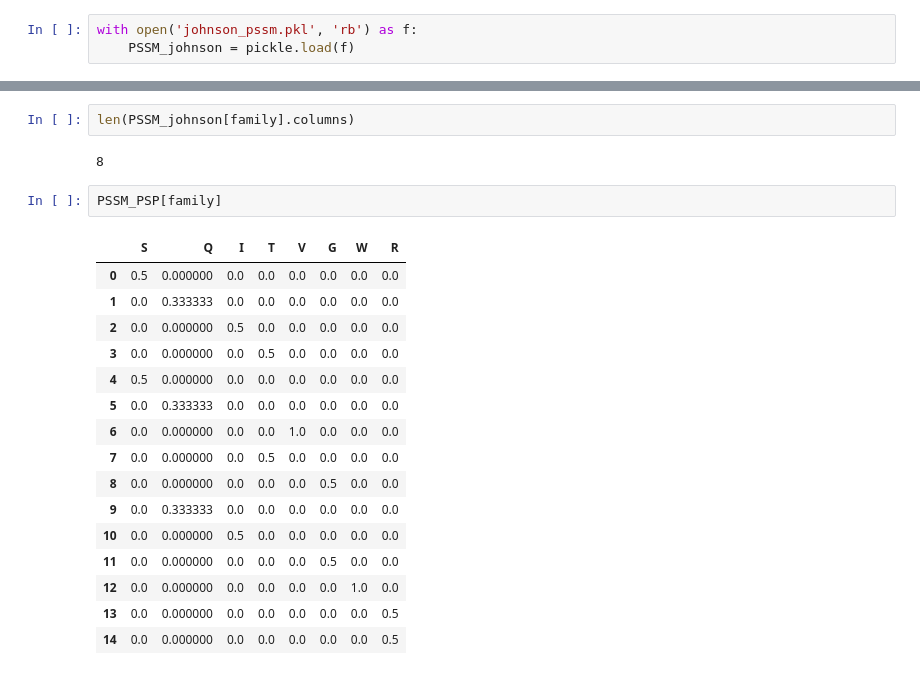
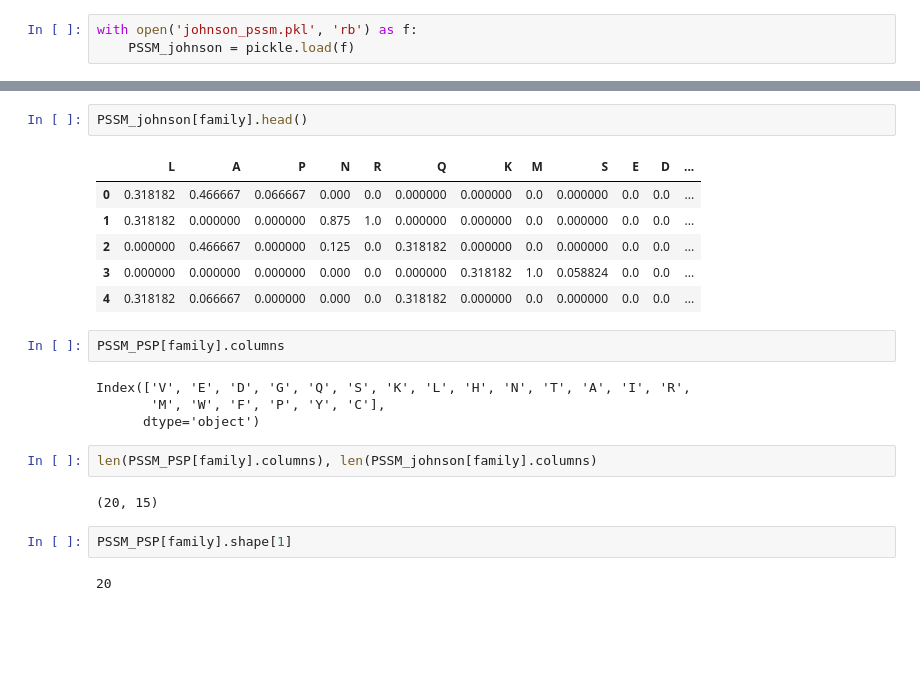
Before and after one commit to sadiatulmarzan/kinases_phosposite, a Jupyter notebook: python code/compare.ipynb, the cells around one changed output, grey strips where cells are left out. Cells and saved outputs as stored; diff of their text form; blank space fills up the shorter version.

```diff
--- a/python code/compare.ipynb
+++ b/python code/compare.ipynb
@@ -53,24 +73,24 @@ len(PSSM_PSP[family].columns)
+# %%
+PSSM_johnson[family].head()
+# %% [output]
+|  | L | A | P | N | R | Q | K | M | S | E | D | ... |
+| 0 | 0.318182 | 0.466667 | 0.066667 | 0.000 | 0.0 | 0.000000 | 0.000000 | 0.0 | 0.000000 | 0.0 | 0.0 | ... |
+| 1 | 0.318182 | 0.000000 | 0.000000 | 0.875 | 1.0 | 0.000000 | 0.000000 | 0.0 | 0.000000 | 0.0 | 0.0 | ... |
+| 2 | 0.000000 | 0.466667 | 0.000000 | 0.125 | 0.0 | 0.318182 | 0.000000 | 0.0 | 0.000000 | 0.0 | 0.0 | ... |
+| 3 | 0.000000 | 0.000000 | 0.000000 | 0.000 | 0.0 | 0.000000 | 0.318182 | 1.0 | 0.058824 | 0.0 | 0.0 | ... |
+| 4 | 0.318182 | 0.066667 | 0.000000 | 0.000 | 0.0 | 0.318182 | 0.000000 | 0.0 | 0.000000 | 0.0 | 0.0 | ... |
+# %%
+PSSM_PSP[family].columns
+# %% [output]
+Index(['V', 'E', 'D', 'G', 'Q', 'S', 'K', 'L', 'H', 'N', 'T', 'A', 'I', 'R',
+       'M', 'W', 'F', 'P', 'Y', 'C'],
+      dtype='object')
 # %%
-len(PSSM_johnson[family].columns)
+len(PSSM_PSP[family].columns), len(PSSM_johnson[family].columns)
 # %% [output]
-8
+(20, 15)
 # %%
-PSSM_PSP[family]
+PSSM_PSP[family].shape[1]
 # %% [output]
-|  | S | Q | I | T | V | G | W | R |
-| 0 | 0.5 | 0.000000 | 0.0 | 0.0 | 0.0 | 0.0 | 0.0 | 0.0 |
-| 1 | 0.0 | 0.333333 | 0.0 | 0.0 | 0.0 | 0.0 | 0.0 | 0.0 |
-| 2 | 0.0 | 0.000000 | 0.5 | 0.0 | 0.0 | 0.0 | 0.0 | 0.0 |
-| 3 | 0.0 | 0.000000 | 0.0 | 0.5 | 0.0 | 0.0 | 0.0 | 0.0 |
-| 4 | 0.5 | 0.000000 | 0.0 | 0.0 | 0.0 | 0.0 | 0.0 | 0.0 |
-| 5 | 0.0 | 0.333333 | 0.0 | 0.0 | 0.0 | 0.0 | 0.0 | 0.0 |
-| 6 | 0.0 | 0.000000 | 0.0 | 0.0 | 1.0 | 0.0 | 0.0 | 0.0 |
-| 7 | 0.0 | 0.000000 | 0.0 | 0.5 | 0.0 | 0.0 | 0.0 | 0.0 |
-| 8 | 0.0 | 0.000000 | 0.0 | 0.0 | 0.0 | 0.5 | 0.0 | 0.0 |
-| 9 | 0.0 | 0.333333 | 0.0 | 0.0 | 0.0 | 0.0 | 0.0 | 0.0 |
-| 10 | 0.0 | 0.000000 | 0.5 | 0.0 | 0.0 | 0.0 | 0.0 | 0.0 |
-| 11 | 0.0 | 0.000000 | 0.0 | 0.0 | 0.0 | 0.5 | 0.0 | 0.0 |
-| 12 | 0.0 | 0.000000 | 0.0 | 0.0 | 0.0 | 0.0 | 1.0 | 0.0 |
-| 13 | 0.0 | 0.000000 | 0.0 | 0.0 | 0.0 | 0.0 | 0.0 | 0.5 |
-| 14 | 0.0 | 0.000000 | 0.0 | 0.0 | 0.0 | 0.0 | 0.0 | 0.5 |
+20
 # %%
```
Also changed, not shown: parts of 13 cells of this notebook, 4 other files.
